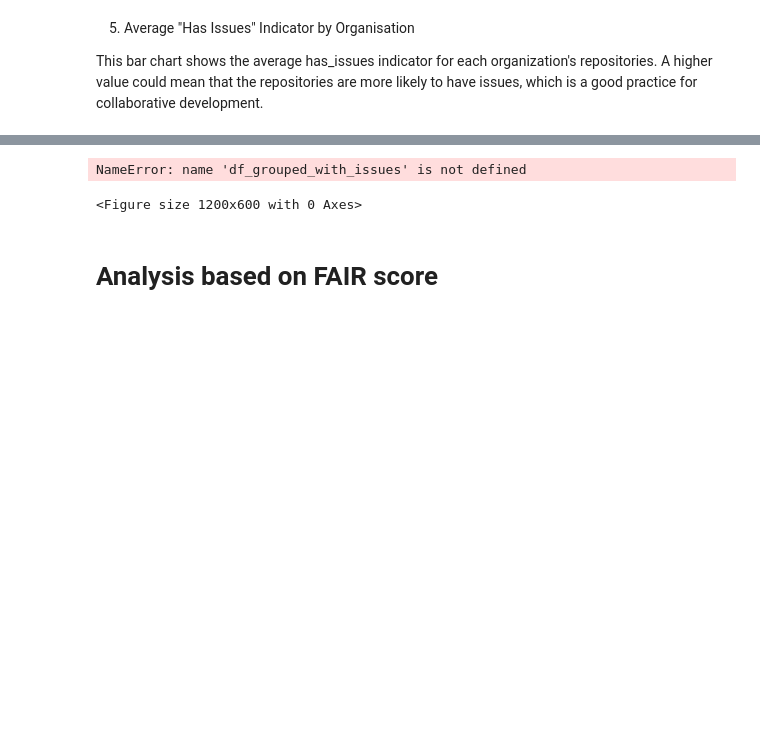
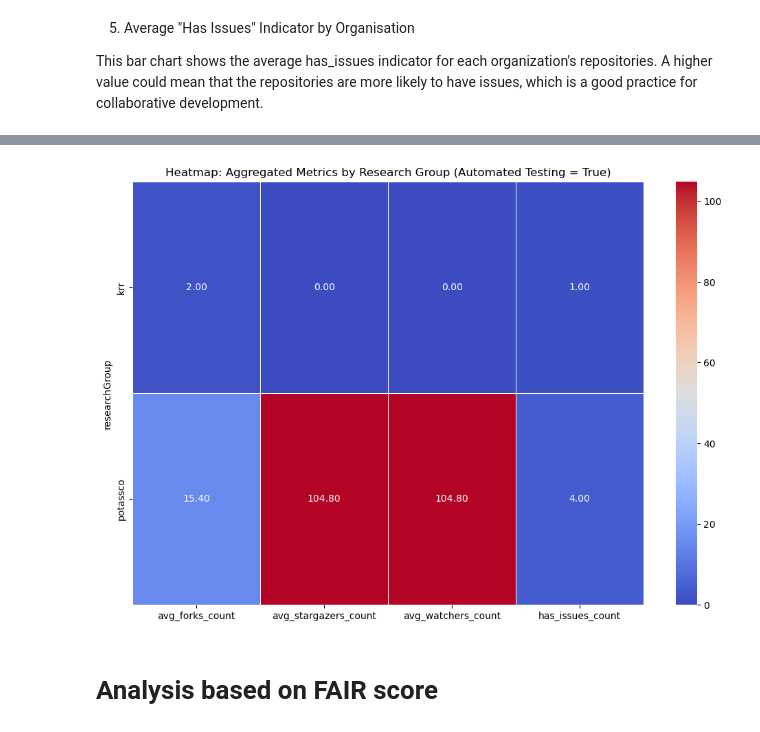
Before and after one commit to Software-Engineering-Group-UP/FAIR-test, a Jupyter notebook: Data_Collection/results/university_of_potsdam/analysis.ipynb, the cells around one changed output, grey strips where cells are left out. Drawn from its saved outputs; the diff is of its cells as text; code cells hidden in the pictures; blank space fills up the shorter version.

Commit message:
jupyter notebook for all organisation

```diff
--- a/Data_Collection/results/university_of_potsdam/analysis.ipynb
+++ b/Data_Collection/results/university_of_potsdam/analysis.ipynb
@@ -219,6 +242,18 @@ This bar chart shows the average has_issues indicator for each organization's re
 # %%
+# Group the data by 'researchGroup' and calculate the metrics for repositories where automated_testing is true
+grouped_automated_testing_metrics = df[(df['organisation'] == 'university_of_potsdam') & (df['automated_testing'] == True)].groupby('researchGroup').agg(
+    avg_forks_count=pd.NamedAgg(column='forks_count', aggfunc='mean'),
+    avg_stargazers_count=pd.NamedAgg(column='stargazers_count', aggfunc='mean'),
+    avg_watchers_count=pd.NamedAgg(column='watchers_count', aggfunc='mean'),
+    has_issues_count=pd.NamedAgg(column='has_issues', aggfunc='sum')
+).reset_index()
+
+# Create a heatmap for these metrics
+plt.figure(figsize=(12, 8))
+sns.heatmap(grouped_automated_testing_metrics.set_index('researchGroup'), annot=True, cmap='coolwarm', fmt=".2f", linewidths=.5)
+plt.title('Heatmap: Aggregated Metrics by Research Group (Automated Testing = True)')
+plt.show()
 # %% [output]
-NameError: name 'df_grouped_with_issues' is not defined
-<Figure size 1200x600 with 0 Axes>
+[figure, added]
 # %% [markdown]
 # Analysis based on FAIR score
```
Also changed, not shown: parts of 26 cells of this notebook, 6 other files.
